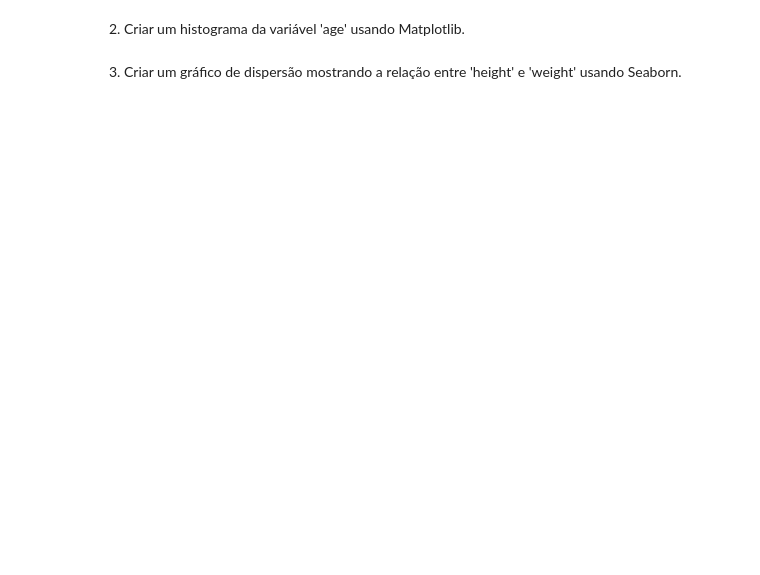
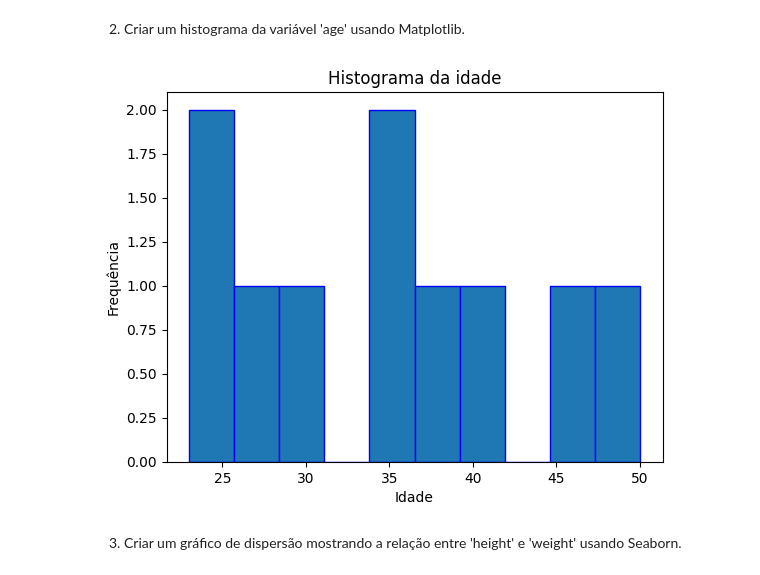
Before and after one commit to lidiaperside/python-para-dados-womakerscode, a Jupyter notebook: semana_24/exercicio_visualizacao.ipynb, the cells around one changed output. Saved outputs shown, nothing was run; the diff lists cells and outputs as text; code cells hidden in the pictures; blank space fills up the shorter version.

```diff
--- a/semana_24/exercicio_visualizacao.ipynb
+++ b/semana_24/exercicio_visualizacao.ipynb
@@ -9,0 +17,3 @@ Tarefas:
+# %%
+df_saude = pd.read_csv('saude.csv')
+df_saude.head()
@@ -10,3 +27,11 @@ Tarefas:
 # %% [markdown]
 2. Criar um histograma da variável 'age' usando Matplotlib.
+# %%
+plt.hist(df_saude['age'], bins=10,edgecolor='blue')
+plt.title('Histograma da idade')
+plt.xlabel('Idade')
+plt.ylabel("Frequência")
+plt.show()
+# %% [output]
+[figure, added]
 # %% [markdown]
```
Also changed, not shown: parts of 8 cells of this notebook, 2 other files.
